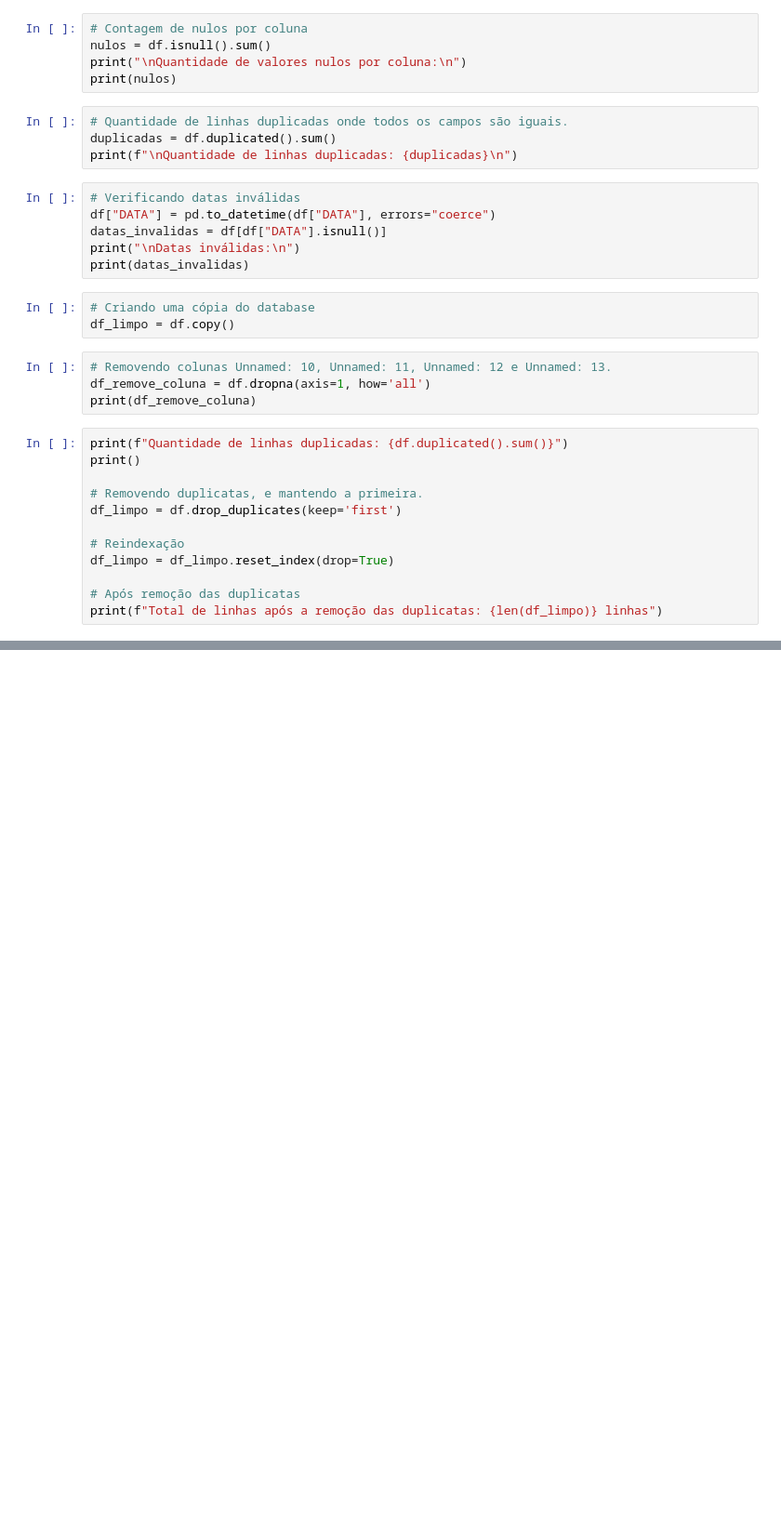
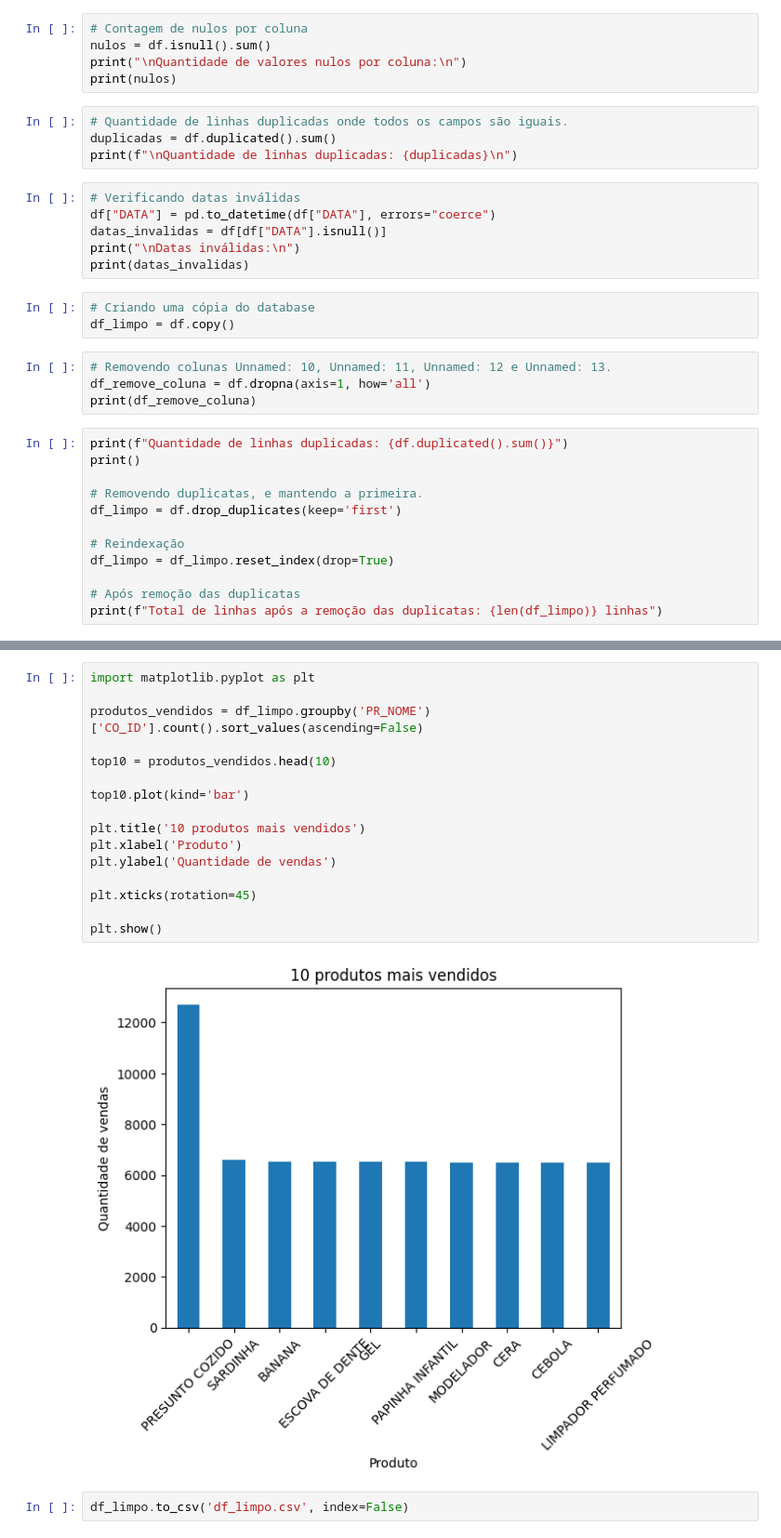
Before and after one commit to Jee16/Miniprojeto_JessicaFSantos_DadosV2, a Jupyter notebook: Miniprojeto_Varejo.ipynb/Varejo.ipynp.ipynb, the cells around one changed output, grey strips where cells are left out. Shown at 93% size. Saved outputs shown, nothing was run; the diff lists cells and outputs as text; blank space fills up the shorter version.

```diff
--- a/Miniprojeto_Varejo.ipynb/Varejo.ipynp.ipynb
+++ b/Miniprojeto_Varejo.ipynb/Varejo.ipynp.ipynb
@@ -87,0 +178,20 @@ q3: 2.0
+# %%
+import matplotlib.pyplot as plt
+
+produtos_vendidos = df_limpo.groupby('PR_NOME')['CO_ID'].count().sort_values(ascending=False)
+
+top10 = produtos_vendidos.head(10)
+
+top10.plot(kind='bar')
+
+plt.title('10 produtos mais vendidos')
+plt.xlabel('Produto')
+plt.ylabel('Quantidade de vendas')
+
+plt.xticks(rotation=45)
+
+plt.show()
+# %% [output]
+[figure, added]
+# %%
+df_limpo.to_csv('df_limpo.csv', index=False)
```
Also changed, not shown: parts of 15 cells of this notebook, 2 other files.
